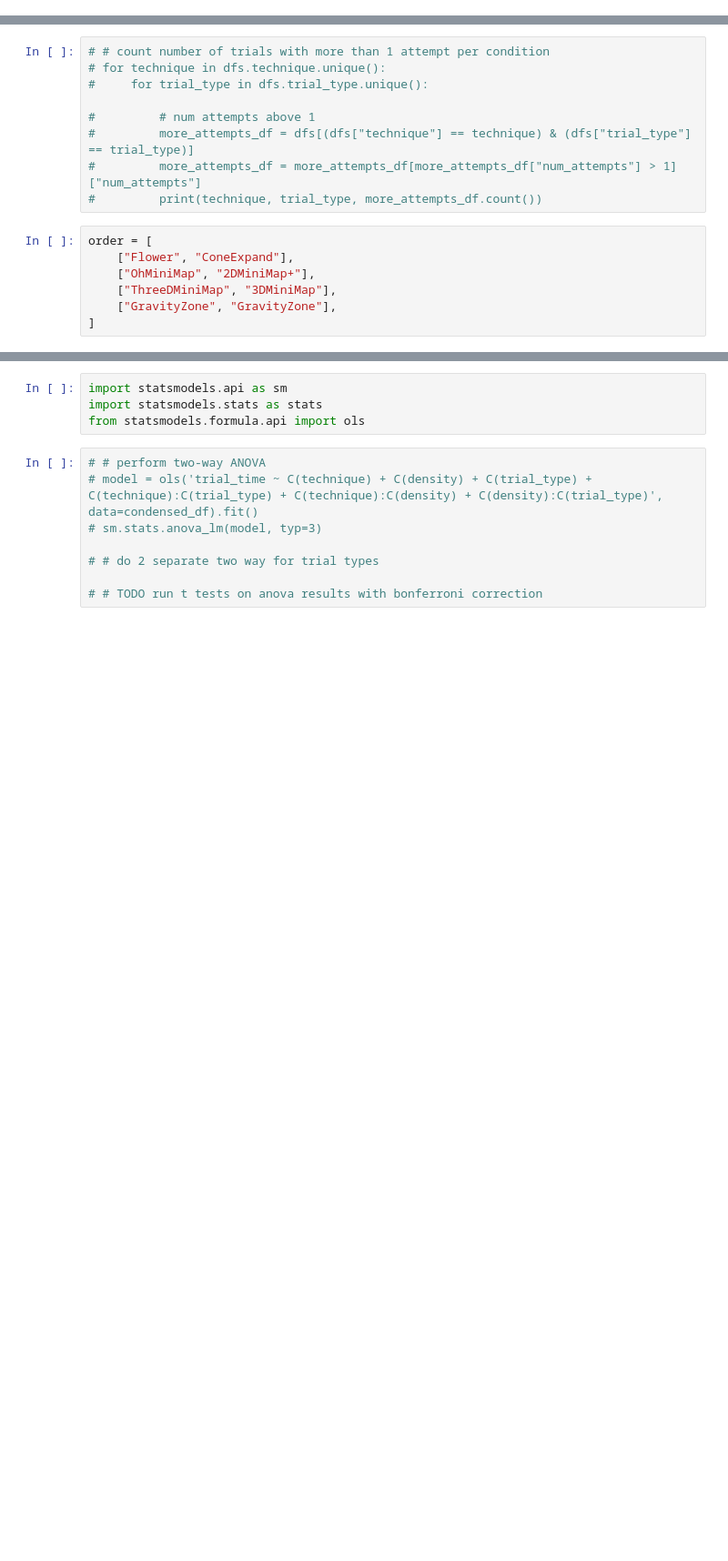
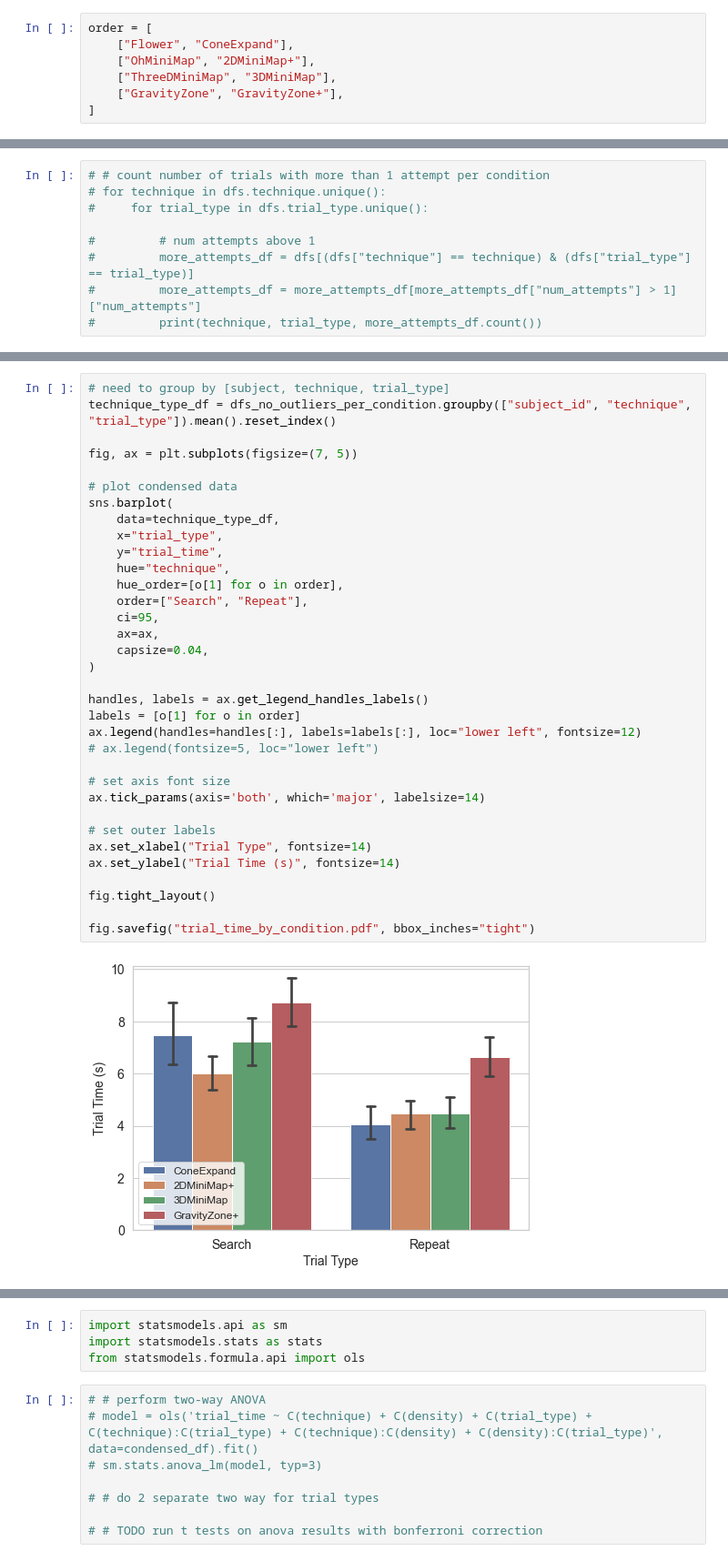
Before and after one commit to maslychm/vr_selection, a Jupyter notebook: data_analysis/density_levels.ipynb, the cells around one changed output, grey strips where cells are left out. Shown: that part at 91% size. Cells and saved outputs as stored; diff of their text form; blank space fills up the shorter version.

Commit message:
clean up plots notebook

```diff
--- a/data_analysis/density_levels.ipynb
+++ b/data_analysis/density_levels.ipynb
@@ -9,3 +10,10 @@ sns.set_theme(style="whitegrid")
+# %%
+order = [
+    ["Flower", "ConeExpand"],
+    ["OhMiniMap", "2DMiniMap+"],
+    ["ThreeDMiniMap", "3DMiniMap"],
+    ["GravityZone", "GravityZone+"],
+]
 # %%
 ####################################################################################################
 # pre-process
@@ -86,10 +112,3 @@ Number of rows: 2520
 #         more_attempts_df = dfs[(dfs["technique"] == technique) & (dfs["trial_type"] == trial_type)]
 #         more_attempts_df = more_attempts_df[more_attempts_df["num_attempts"] > 1]["num_attempts"]
 #         print(technique, trial_type, more_attempts_df.count())
-# %%
-order = [
-    ["Flower", "ConeExpand"],
-    ["OhMiniMap", "2DMiniMap+"],
-    ["ThreeDMiniMap", "3DMiniMap"],
-    ["GravityZone", "GravityZone"],
-]
@@ -385,0 +208,36 @@ g.savefig("trial_time_by_condition_and_density.pdf", bbox_inches="tight", dpi=15
+# %%
+# need to group by [subject, technique, trial_type]
+technique_type_df = dfs_no_outliers_per_condition.groupby(["subject_id", "technique", "trial_type"]).mean().reset_index()
+
+fig, ax = plt.subplots(figsize=(7, 5))
+
+# plot condensed data
+sns.barplot(
+    data=technique_type_df,
+    x="trial_type",
+    y="trial_time",
+    hue="technique",
+    hue_order=[o[1] for o in order],
+    order=["Search", "Repeat"],
+    ci=95,
+    ax=ax,
+    capsize=0.04,
+)
+
+handles, labels = ax.get_legend_handles_labels()
+labels = [o[1] for o in order]
+ax.legend(handles=handles[:], labels=labels[:], loc="lower left", fontsize=12)
+# ax.legend(fontsize=5, loc="lower left")
+
+# set axis font size
+ax.tick_params(axis='both', which='major', labelsize=14)
+
+# set outer labels
+ax.set_xlabel("Trial Type", fontsize=14)
+ax.set_ylabel("Trial Time (s)", fontsize=14)
+
+fig.tight_layout()
+
+fig.savefig("trial_time_by_condition.pdf", bbox_inches="tight")
+# %% [output]
+[figure, added]
```
Also changed, not shown: parts of 46 cells of this notebook, 30 other files.
